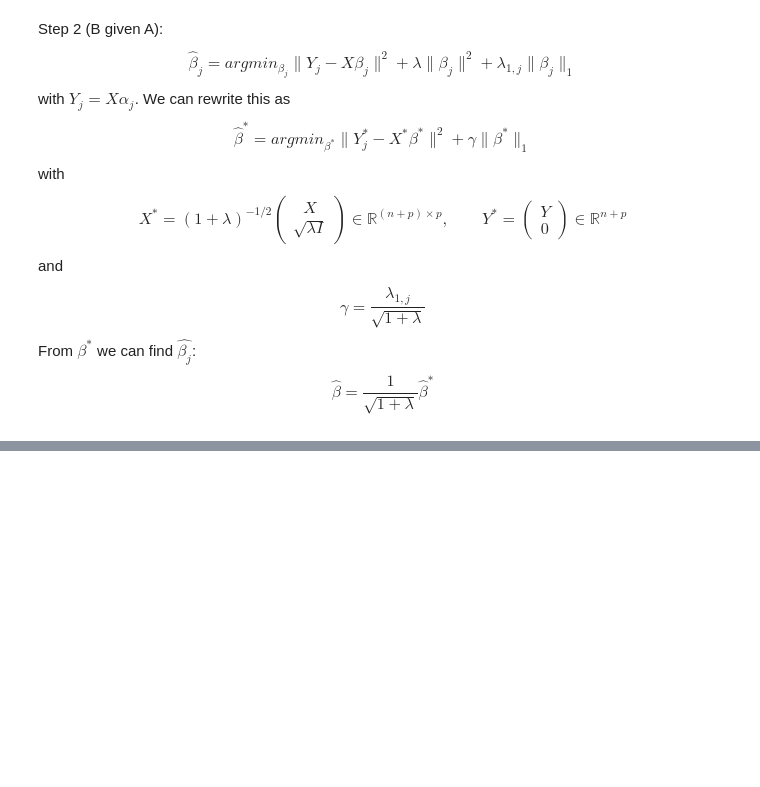
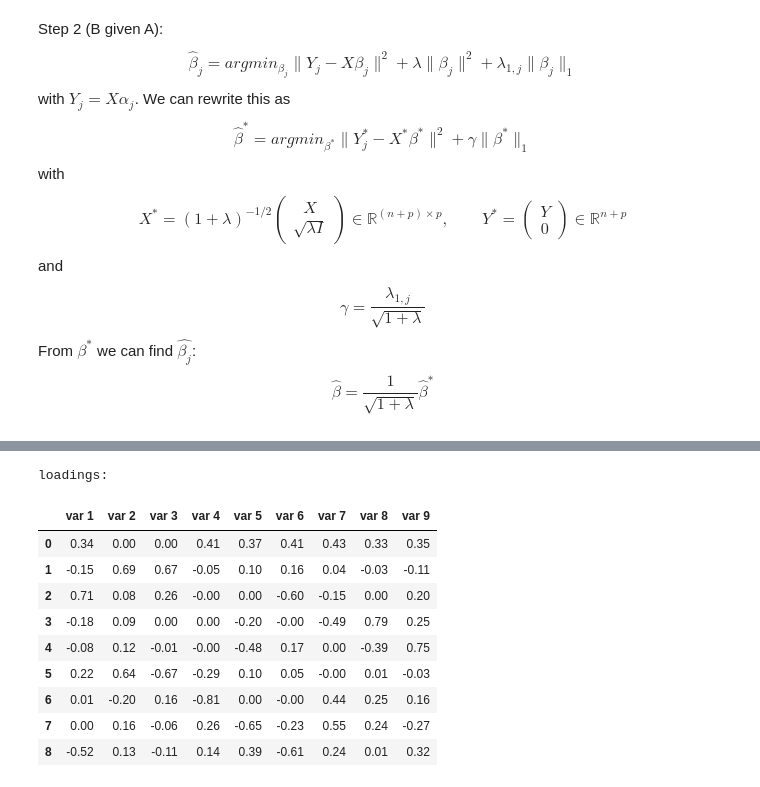
Before and after one commit to Jonas-JP-Peeters/Sparse-PCA-Project, a Jupyter notebook: Scripts/Main.ipynb, the cells around one changed output, grey strips where cells are left out. Cells and saved outputs as stored; diff of their text form; code cells hidden in the pictures; blank space fills up the shorter version.

```diff
--- a/Scripts/Main.ipynb
+++ b/Scripts/Main.ipynb
@@ -951,0 +975,15 @@ np.sum(np.apply_along_axis(varimax, axis = 1, arr = reg_scot.pcs))
+# %%
+print('loadings:')
+pd.DataFrame([np.around(reg_scotlass_2.pcs[i],2) for i in range(len(reg_scotlass_2.pcs))],columns=['var %d' % i for i in range(1,len(reg_scotlass_2.pcs)+1)])
+# %% [output]
+loadings:
+|  | var 1 | var 2 | var 3 | var 4 | var 5 | var 6 | var 7 | var 8 | var 9 |
+| 0 | 0.34 | 0.00 | 0.00 | 0.41 | 0.37 | 0.41 | 0.43 | 0.33 | 0.35 |
+| 1 | -0.15 | 0.69 | 0.67 | -0.05 | 0.10 | 0.16 | 0.04 | -0.03 | -0.11 |
+| 2 | 0.71 | 0.08 | 0.26 | -0.00 | 0.00 | -0.60 | -0.15 | 0.00 | 0.20 |
+| 3 | -0.18 | 0.09 | 0.00 | 0.00 | -0.20 | -0.00 | -0.49 | 0.79 | 0.25 |
+| 4 | -0.08 | 0.12 | -0.01 | -0.00 | -0.48 | 0.17 | 0.00 | -0.39 | 0.75 |
+| 5 | 0.22 | 0.64 | -0.67 | -0.29 | 0.10 | 0.05 | -0.00 | 0.01 | -0.03 |
+| 6 | 0.01 | -0.20 | 0.16 | -0.81 | 0.00 | -0.00 | 0.44 | 0.25 | 0.16 |
+| 7 | 0.00 | 0.16 | -0.06 | 0.26 | -0.65 | -0.23 | 0.55 | 0.24 | -0.27 |
+| 8 | -0.52 | 0.13 | -0.11 | 0.14 | 0.39 | -0.61 | 0.24 | 0.01 | 0.32 |
```
Also changed, not shown: parts of 32 cells of this notebook.
